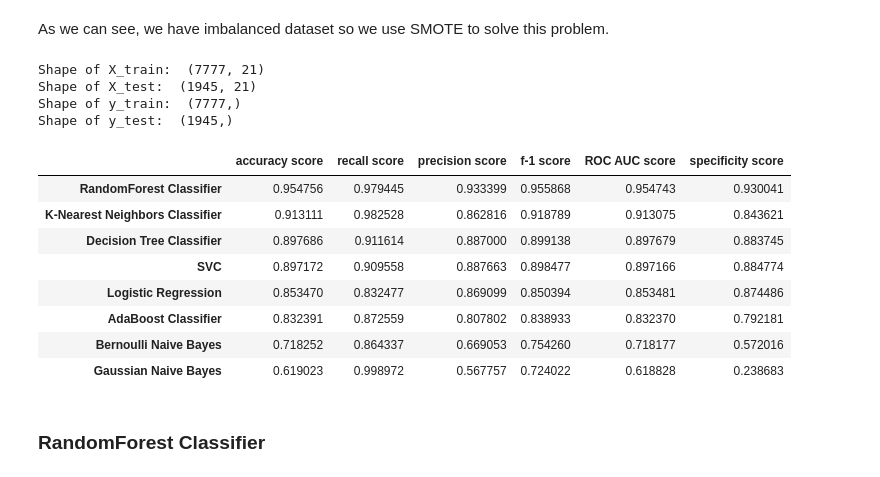
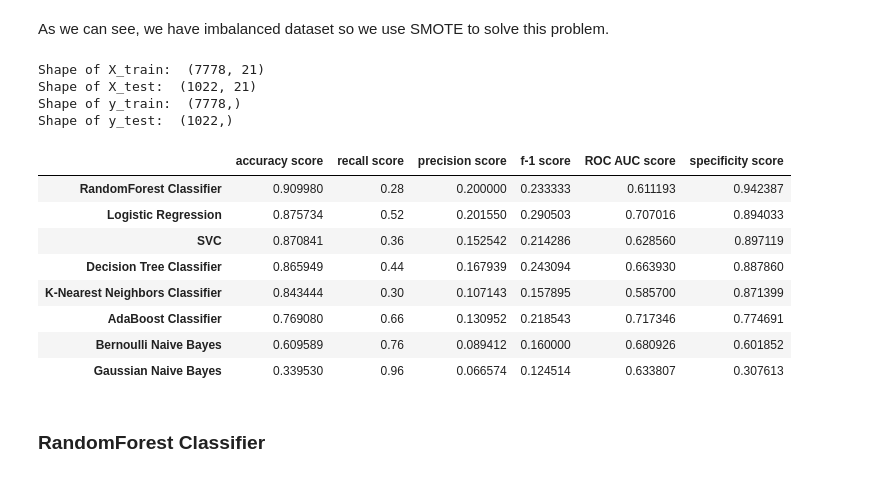
Before and after one commit to alekgralek/Stroke-EDA-and-classification, a Jupyter notebook: Stroke_analysis_prediction.ipynb, the cells around one changed output. Cells and saved outputs as stored; diff of their text form; code cells hidden in the pictures.

```diff
--- a/Stroke_analysis_prediction.ipynb
+++ b/Stroke_analysis_prediction.ipynb
@@ -130,9 +117,9 @@ We can see outliers in our dataset, so we use the Local Outlier Factor to identi
 # %%
 from sklearn.neighbors import LocalOutlierFactor
 
-dc = data_copy.loc[:, ['avg_glucose_level','bmi']]
+dc = data.loc[:, ['avg_glucose_level','bmi']]
 clf = LocalOutlierFactor(n_neighbors=60)
-y_pred = clf.fit_predict(data_copy.loc[:, ['avg_glucose_level','bmi']])
+y_pred = clf.fit_predict(data.loc[:, ['avg_glucose_level','bmi']])
 
 plt.scatter(dc['avg_glucose_level'], dc['bmi'], color='k', s=3.0, label='non-outlier')
 plt.scatter(dc[y_pred == -1]['avg_glucose_level'], dc[y_pred == -1]['bmi'], color='r', s=5.0, label='outlier')
@@ -140,7 +127,7 @@ plt.legend(loc='lower right')
 
 plt.show()
 
-data_copy.loc[:, ['avg_glucose_level','bmi']] = dc[y_pred == 1]
+data.loc[y_pred == 1, ['avg_glucose_level', 'bmi']] = dc[y_pred == 1]
 # %% [output]
 [figure]
 # %% [markdown]
@@ -270,7 +263,7 @@ X_num = data.drop(['gender', 'hypertension', 'heart_disease', 'ever_married', 'w
 
 X_cat = pd.get_dummies(X_cat)
 
-scaler = StandardScaler()
+scaler = RobustScaler()
 X_scaled = scaler.fit_transform(X_num)
 X_scaled = pd.DataFrame(X_scaled, index = X_num.index, columns = X_num.columns)
 X = pd.concat([X_scaled, X_cat], axis = 1)
@@ -284,21 +277,21 @@ data['stroke'].value_counts()
 Name: stroke, dtype: int64
 # %% [markdown]
 As we can see, we have imbalanced dataset so we use SMOTE to solve this problem.
-# %%
-smote = SMOTE()
-X, y = smote.fit_resample(X, y)
-
-X_train, X_test, y_train, y_test = train_test_split(X, y,test_size=0.2, random_state = 444, stratify=y)
 # %%
-print("Shape of X_train: ", X_train.shape)
+X_train, X_test, y_train, y_test = train_test_split(X, y,test_size=0.2, random_state = 444, stratify=y)
+
+smote=SMOTE()
+X_train_smote, y_train_smote = smote.fit_resample(X_train, y_train)
+
+print("Shape of X_train: ", X_train_smote.shape)
 print("Shape of X_test: ", X_test.shape)
-print("Shape of y_train: ", y_train.shape)
+print("Shape of y_train: ", y_train_smote.shape)
 print("Shape of y_test: ", y_test.shape)
 # %% [output]
-Shape of X_train:  (7777, 21)
-Shape of X_test:  (1945, 21)
-Shape of y_train:  (7777,)
-Shape of y_test:  (1945,)
+Shape of X_train:  (7778, 21)
+Shape of X_test:  (1022, 21)
+Shape of y_train:  (7778,)
+Shape of y_test:  (1022,)
 # %%
 names = ['Logistic Regression', 'RandomForest Classifier', 'K-Nearest Neighbors Classifier', 'AdaBoost Classifier', 'Decision Tree Classifier', 'Gaussian Naive Bayes','Bernoulli Naive Bayes', 'SVC']
 
@@ -312,42 +305,42 @@ precision=[]
 specificity=[]
 roc_auc=[]
 f1=[]
 
 for model in models:
-    model.fit(X_train, y_train)
+    model.fit(X_train_smote, y_train_smote)
     y_pred = model.predict(X_test)
 
     score_a = accuracy_score(y_test, y_pred)
     score_rec = recall_score(y_test, y_pred)
     score_p = precision_score(y_test, y_pred)
     score_s = specificity_score(y_test, y_pred)
     score_roc = roc_auc_score(y_test, y_pred)
     score_f1 = f1_score(y_test, y_pred)
 
     accuracy.append(score_a)
     recall.append(score_rec)
     precision.append(score_p)
     specificity.append(score_s)
     roc_auc.append(score_roc)
     f1.append(score_f1)
 
 results['accuracy score'] = accuracy
 results['recall score'] = recall
 results['specificity score'] = specificity
 results['precision score'] = precision
 results['f-1 score'] = f1
 results['ROC AUC score'] = roc_auc
 results.sort_values(by = 'accuracy score', ascending = False)
 # %% [output]
 |  | accuracy score | recall score | precision score | f-1 score | ROC AUC score | specificity score |
-| RandomForest Classifier | 0.954756 | 0.979445 | 0.933399 | 0.955868 | 0.954743 | 0.930041 |
-| K-Nearest Neighbors Classifier | 0.913111 | 0.982528 | 0.862816 | 0.918789 | 0.913075 | 0.843621 |
-| Decision Tree Classifier | 0.897686 | 0.911614 | 0.887000 | 0.899138 | 0.897679 | 0.883745 |
-| SVC | 0.897172 | 0.909558 | 0.887663 | 0.898477 | 0.897166 | 0.884774 |
-| Logistic Regression | 0.853470 | 0.832477 | 0.869099 | 0.850394 | 0.853481 | 0.874486 |
-| AdaBoost Classifier | 0.832391 | 0.872559 | 0.807802 | 0.838933 | 0.832370 | 0.792181 |
-| Bernoulli Naive Bayes | 0.718252 | 0.864337 | 0.669053 | 0.754260 | 0.718177 | 0.572016 |
-| Gaussian Naive Bayes | 0.619023 | 0.998972 | 0.567757 | 0.724022 | 0.618828 | 0.238683 |
+| RandomForest Classifier | 0.909980 | 0.28 | 0.200000 | 0.233333 | 0.611193 | 0.942387 |
+| Logistic Regression | 0.875734 | 0.52 | 0.201550 | 0.290503 | 0.707016 | 0.894033 |
+| SVC | 0.870841 | 0.36 | 0.152542 | 0.214286 | 0.628560 | 0.897119 |
+| Decision Tree Classifier | 0.865949 | 0.44 | 0.167939 | 0.243094 | 0.663930 | 0.887860 |
+| K-Nearest Neighbors Classifier | 0.843444 | 0.30 | 0.107143 | 0.157895 | 0.585700 | 0.871399 |
+| AdaBoost Classifier | 0.769080 | 0.66 | 0.130952 | 0.218543 | 0.717346 | 0.774691 |
+| Bernoulli Naive Bayes | 0.609589 | 0.76 | 0.089412 | 0.160000 | 0.680926 | 0.601852 |
+| Gaussian Naive Bayes | 0.339530 | 0.96 | 0.066574 | 0.124514 | 0.633807 | 0.307613 |
 # %% [markdown]
 ### RandomForest Classifier
 # %% [markdown]
```
Also changed, not shown: parts of 22 cells of this notebook.
